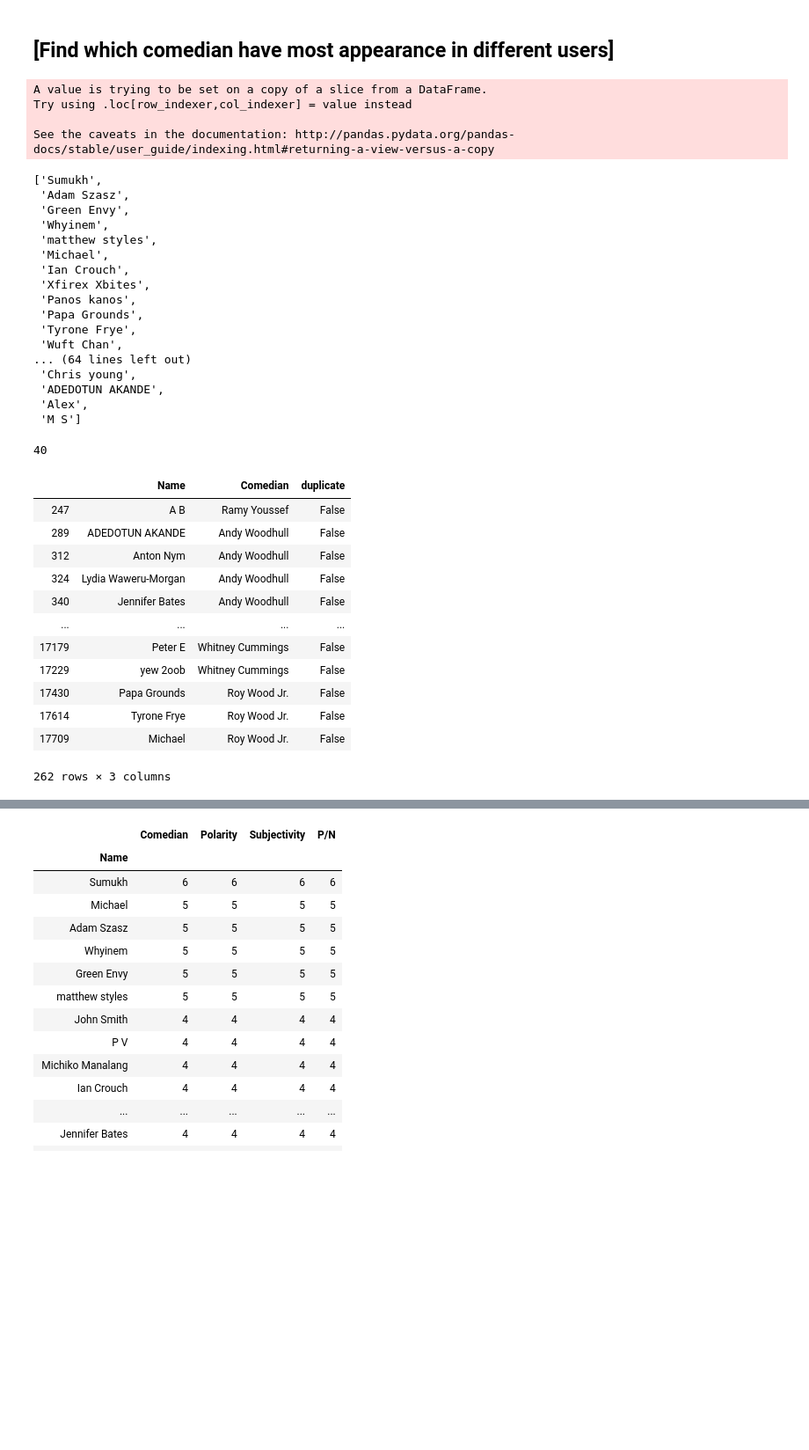
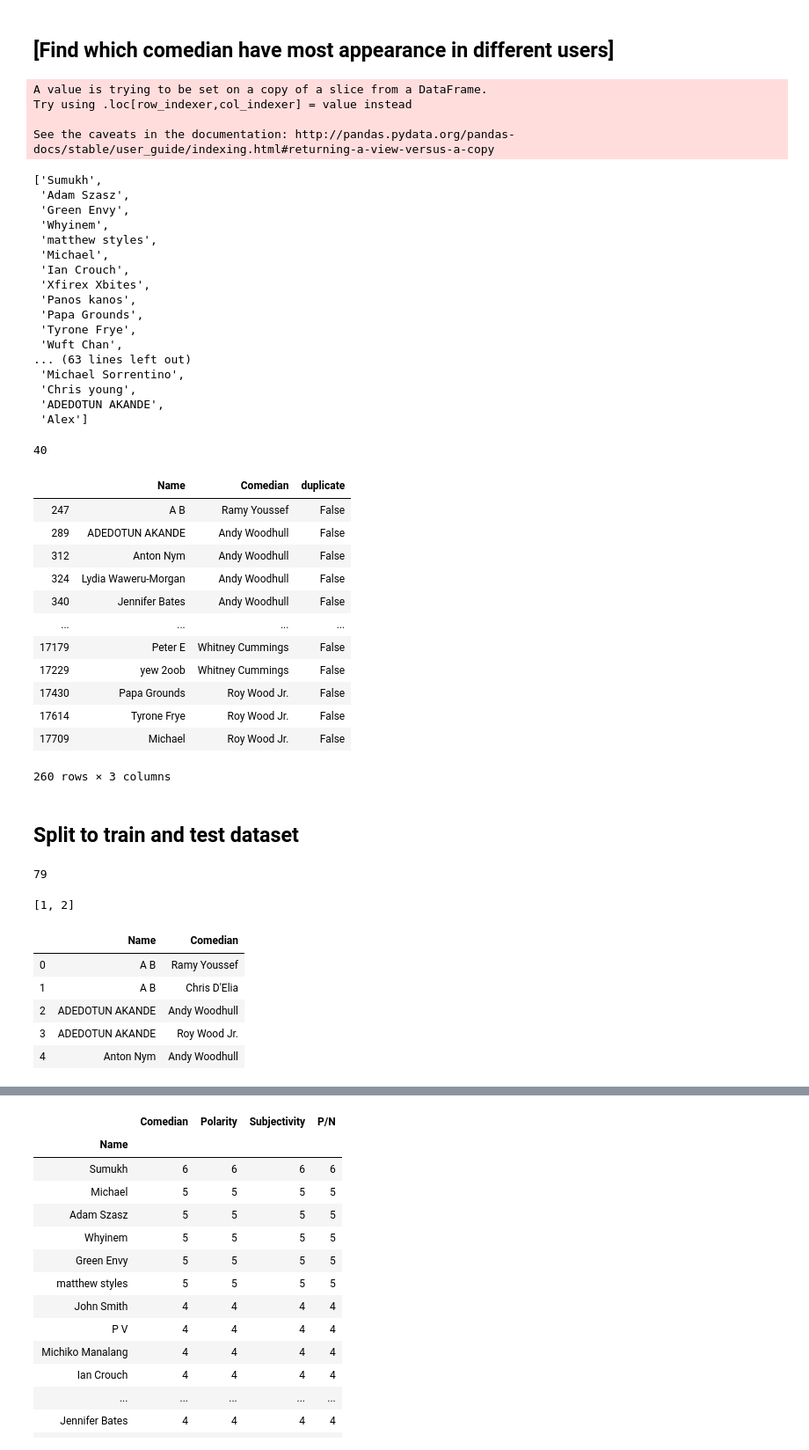
Before and after one commit to k11tqa25/nlp_based_recommender, a Jupyter notebook: user_comedian_matrix/comments_sentiment_analysis_80clips.ipynb, the cells around one changed output, grey strips where cells are left out. Shown: that part at 88% size. Saved outputs shown, nothing was run; the diff lists cells and outputs as text; code cells hidden in the pictures; blank space fills up the shorter version.

Commit message:
add  training and testing dataset

```diff
--- a/user_comedian_matrix/comments_sentiment_analysis_80clips.ipynb
+++ b/user_comedian_matrix/comments_sentiment_analysis_80clips.ipynb
@@ -318,8 +318,8 @@ df_avg_score
 df_clean = df[['Name', 'Comedian']]
 df_clean['duplicate'] = df_clean.duplicated()
 df_clean = df_clean[~df_clean['duplicate']]
-users_top80 = df_clean.groupby('Name',as_index=False).count().sort_values(by='Comedian', ascending=False).head(80)['Name']
-list(users_top80)
+users_top79 = df_clean.groupby('Name',as_index=False).count().sort_values(by='Comedian', ascending=False).head(79)['Name']
+list(users_top79)
 # %% [output]
 A value is trying to be set on a copy of a slice from a DataFrame.
 Try using .loc[row_indexer,col_indexer] = value instead
@@ -337,14 +337,14 @@ See the caveats in the documentation: http://pandas.pydata.org/pandas-docs/stabl
  'Papa Grounds',
  'Tyrone Frye',
  'Wuft Chan',
-... (64 lines left out)
+... (63 lines left out)
+ 'Michael Sorrentino',
  'Chris young',
  'ADEDOTUN AKANDE',
- 'Alex',
- 'M S']
+ 'Alex']
 # %%
 # df_clean[df_clean['Name'] == list(users_top80)]
-only = df_clean["Name"].isin(list(users_top80))
+only = df_clean["Name"].isin(list(users_top79))
 df_clean2 = df_clean[only]
 print(len(df_clean2['Comedian'].unique()))
 df_clean2
@@ -362,4 +362,45 @@ df_clean2
 | 17430 | Papa Grounds | Roy Wood Jr. | False |
 | 17614 | Tyrone Frye | Roy Wood Jr. | False |
 | 17709 | Michael | Roy Wood Jr. | False |
-262 rows × 3 columns
+260 rows × 3 columns
+# %% [markdown]
+## Split to train and test dataset
+# %%
+print(len(df_clean2['Name'].unique()))
+# %% [output]
+79
+# %%
+a = [1,2,3]
+a[:2]
+# %% [output]
+[1, 2]
+# %%
+user_comedian = {}
+for k, v in df_clean2.iterrows():
+    user = v.Name
+    comedian = v.Comedian
+    if user not in user_comedian:
+        user_comedian[user] = [comedian]
+    else:
+        user_comedian[user].append(comedian)
+
+train_df = pd.DataFrame(columns=['Name', 'Comedian'])
+test_df = pd.DataFrame(columns=['Name', 'Comedian'])
+for k, v in user_comedian.items():
+    n = len(v)
+    test_size = 1 if n < 6 else 2
+    random.shuffle(v)
+    for com in v[:(n-test_size)]:
+        train_df = train_df.append({'Name':k, 'Comedian':com}, ignore_index=True)
+    for com in v[-test_size:]:
+        test_df = test_df.append({'Name':k, 'Comedian':com}, ignore_index=True)
+# %%
+train_df.to_csv('training_set.csv')
+train_df.head()
+# %% [output]
+|  | Name | Comedian |
+| 0 | A B | Ramy Youssef |
+| 1 | A B | Chris D'Elia |
+| 2 | ADEDOTUN AKANDE | Andy Woodhull |
+| 3 | ADEDOTUN AKANDE | Roy Wood Jr. |
+| 4 | Anton Nym | Andy Woodhull |
```
Also changed, not shown: parts of 10 cells of this notebook, 1 other file.
